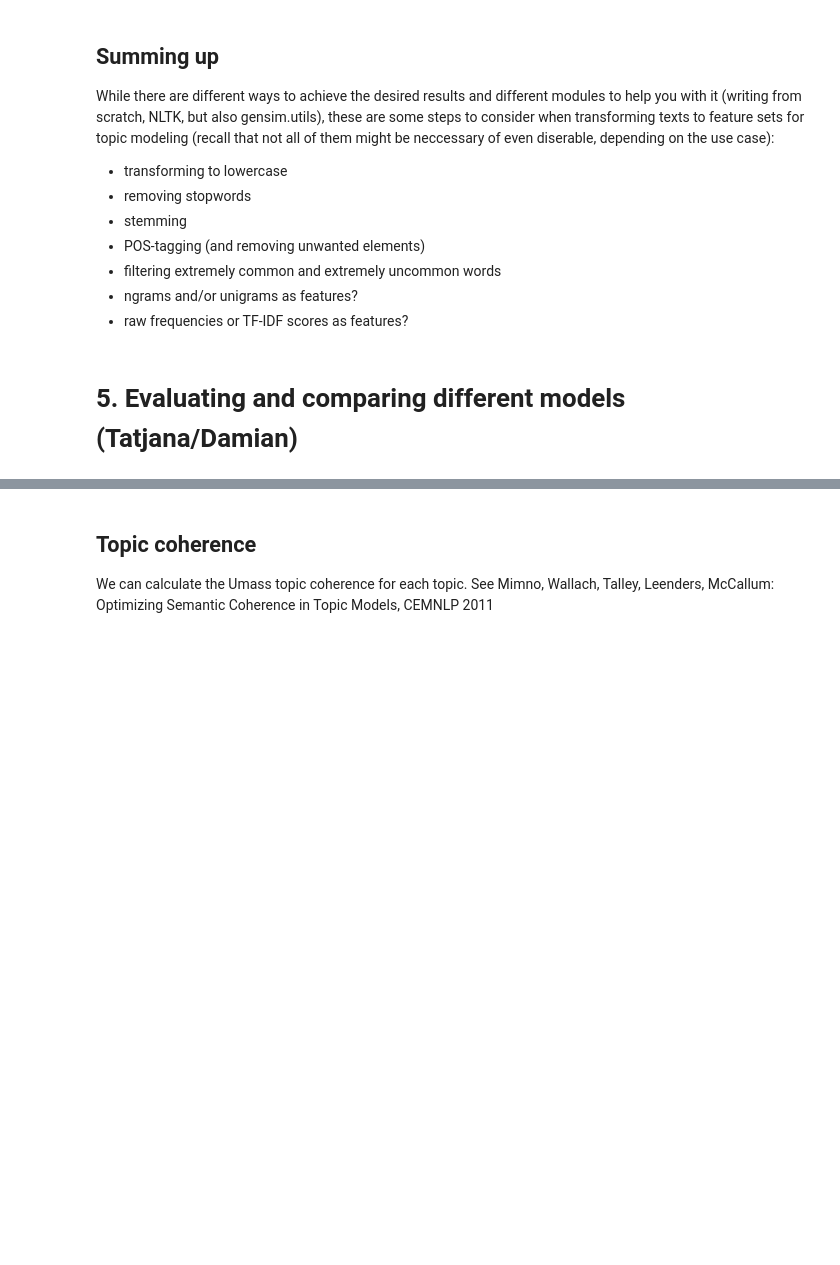
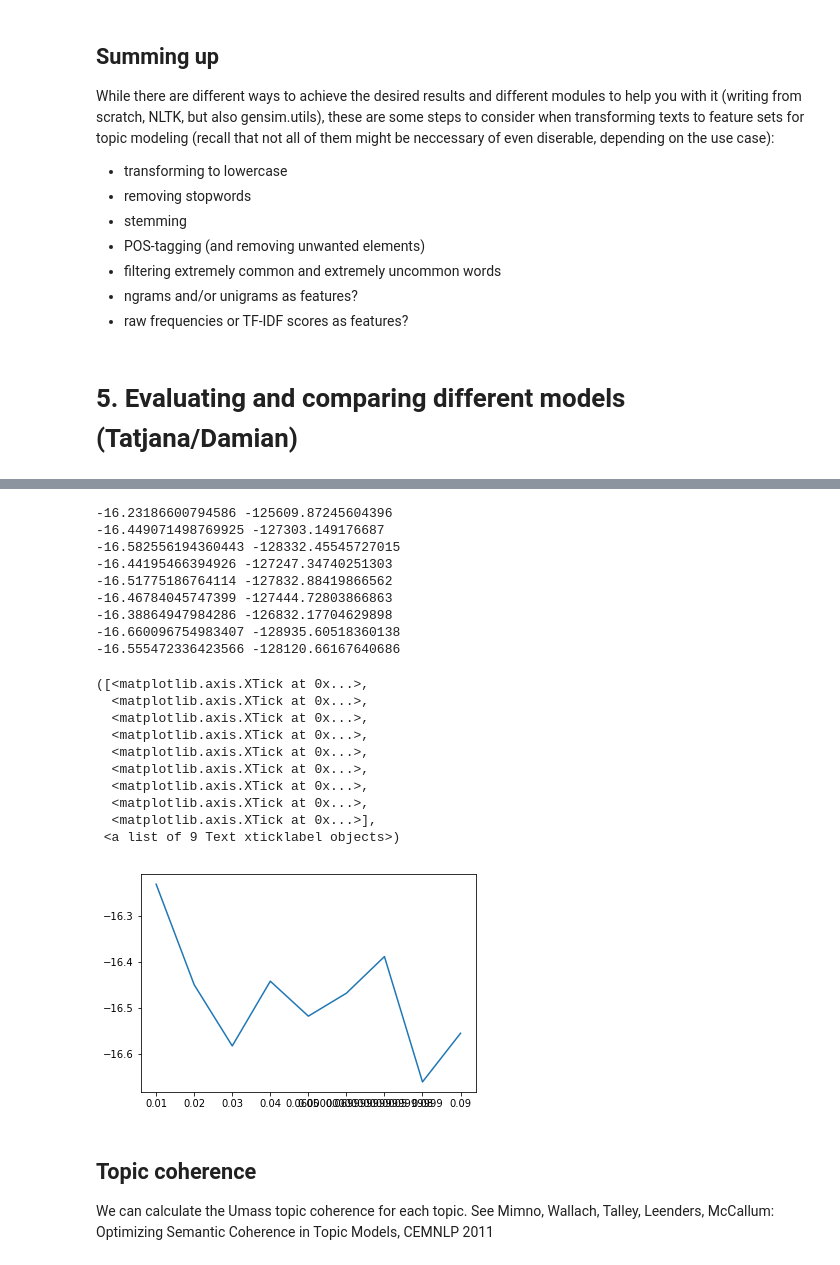
Before and after one commit to damian0604/bdaca, a Jupyter notebook: rm-course-2/week12/lda.ipynb, the cells around one changed output, grey strips where cells are left out. Cells and saved outputs as stored; diff of their text form; code cells hidden in the pictures; blank space fills up the shorter version.

```diff
--- a/rm-course-2/week12/lda.ipynb
+++ b/rm-course-2/week12/lda.ipynb
@@ -396,3 +443,36 @@ While there are different ways to achieve the desired results and different modu
+# %%
+perplexityvalues = []
+
+n = 20
+
+for alpha in np.arange(0.01, 0.1, 0.01):
+    lda = models.LdaModel(train, id2word=id2word_m1, num_topics=n, alpha=alpha)
+    print(lda.log_perplexity(test), lda.bound(test))
+    perplexityvalues.append((alpha, lda.log_perplexity(test)))
+fig, ax = plt.subplots()
+plt.plot([e[1] for e in perplexityvalues])
+plt.xticks(range(len(perplexityvalues)), [e[0] for e in perplexityvalues])
+# %% [output]
+-16.23186600794586 -125609.87245604396
+-16.449071498769925 -127303.149176687
+-16.582556194360443 -128332.45545727015
+-16.44195466394926 -127247.34740251303
+-16.51775186764114 -127832.88419866562
+-16.46784045747399 -127444.72803866863
+-16.38864947984286 -126832.17704629898
+-16.660096754983407 -128935.60518360138
+-16.555472336423566 -128120.66167640686
+([<matplotlib.axis.XTick at 0x...>,
+  <matplotlib.axis.XTick at 0x...>,
+  <matplotlib.axis.XTick at 0x...>,
+  <matplotlib.axis.XTick at 0x...>,
+  <matplotlib.axis.XTick at 0x...>,
+  <matplotlib.axis.XTick at 0x...>,
+  <matplotlib.axis.XTick at 0x...>,
+  <matplotlib.axis.XTick at 0x...>,
+  <matplotlib.axis.XTick at 0x...>],
+ <a list of 9 Text xticklabel objects>)
+[figure, added]
 # %% [markdown]
 ## Topic coherence
 We can calculate the Umass topic coherence for each topic. See Mimno, Wallach, Talley, Leenders, McCallum: Optimizing Semantic Coherence in Topic Models, CEMNLP 2011
```
Also changed, not shown: parts of 26 cells of this notebook.
